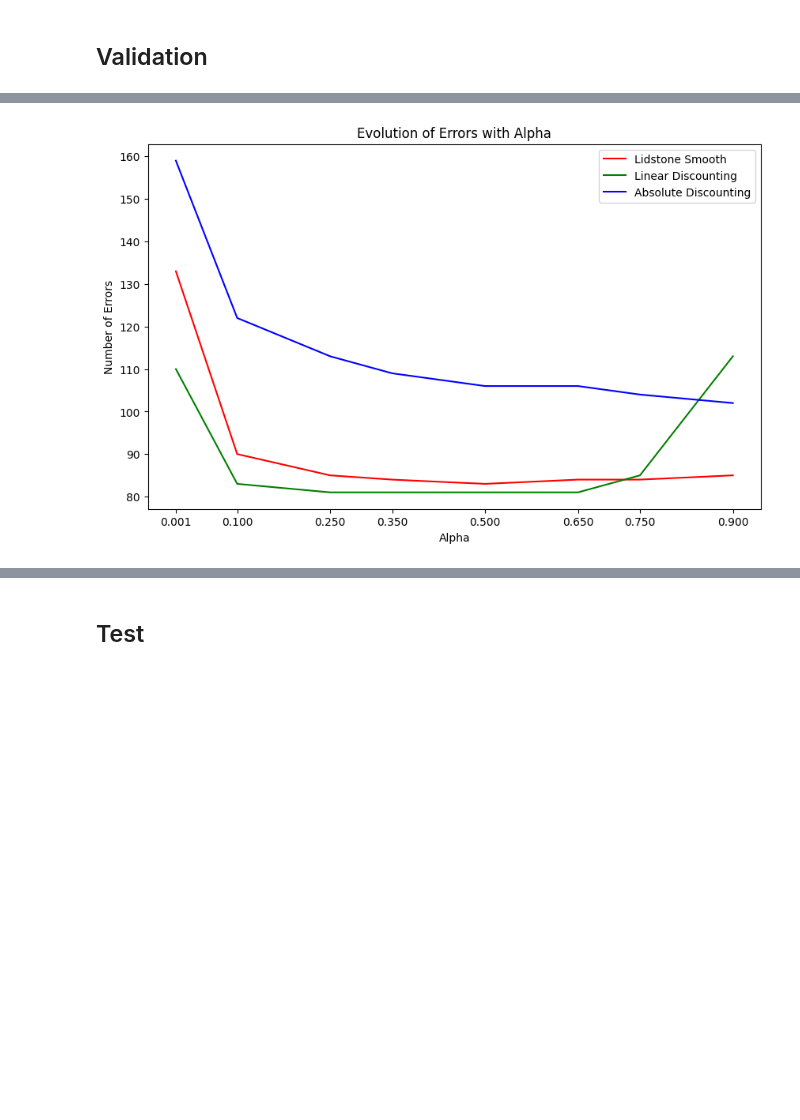
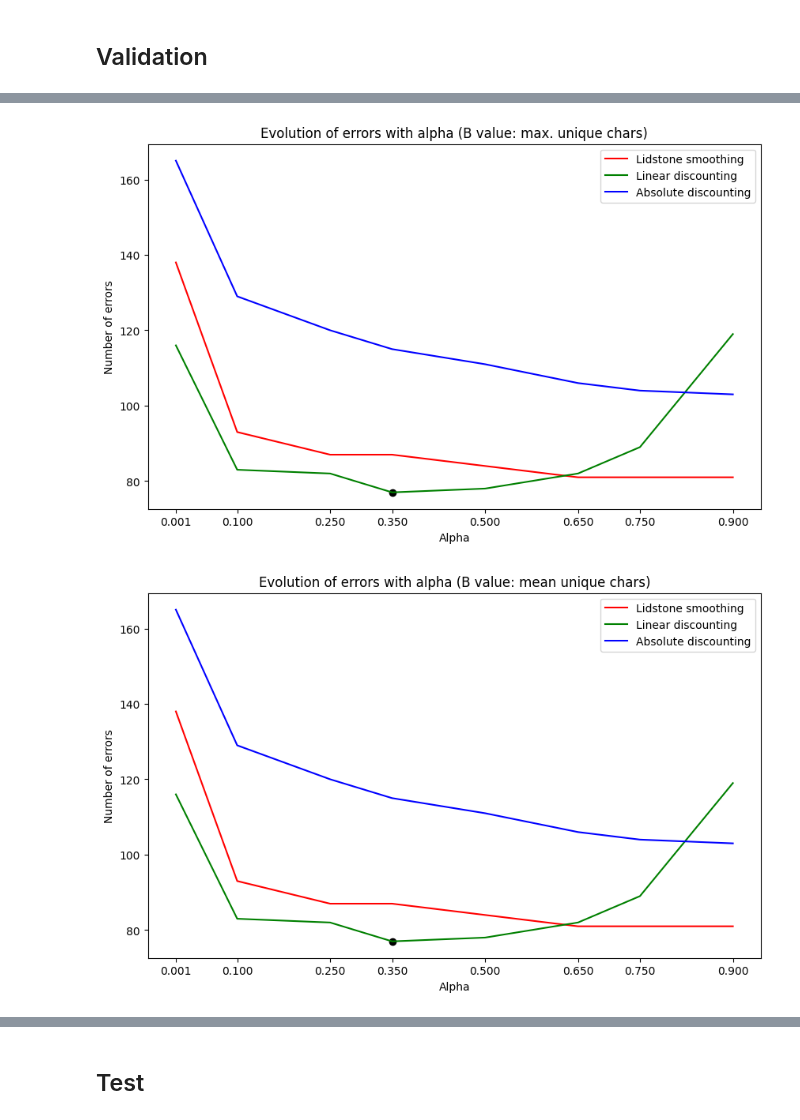
Before and after one commit to caiselvas/language-identification, a Jupyter notebook: main.ipynb, the cells around one changed output, grey strips where cells are left out. Cells and saved outputs as stored; diff of their text form; code cells hidden in the pictures; blank space fills up the shorter version.

Commit message:
ADD now b_values are in validation

```diff
--- a/main.ipynb
+++ b/main.ipynb
@@ -66,7 +81,7 @@ languages = {"deu": "Deutsch (German)",
 total_trigrams = {key: sum(dicts.values()) for key, dicts in trigrams.items()}
 trigram_finder = TrigramCollocationFinder.from_words(text)
 for language in trigrams.keys():
-    prob = probs_total(b_value=b_value_dict[language], trigram_finder=trigram_finder, model=trigrams[language], total_trigrams=total_trigrams[language], smooth=absolute_discounting, param=0.1,)
+    prob = probs_total(b_value=b_values[language], trigram_finder=trigram_finder, model=trigrams[language], total_trigrams=total_trigrams[language], smooth=absolute_discounting, param=0.1,)
     probs.append((language, prob))
 max_probs = max(probs, key = lambda x: x[1])
 print(max_probs)
@@ -89,24 +104,18 @@ Italiano (Italian): 4.579260765075123e-27
 # %% [markdown]
 ## Validation
 # %%
-unique_trigrams = set()
-for k in trigrams.keys():
-    unique_trigrams.update(set(trigrams[k].keys()))
-
-def create_prob_dict(b_value_dict: dict = b_value_dict, smooth: Callable = lidstone_smooth, param: float = 0.5, model: dict = trigrams, total: dict = totals, unique: set = unique_trigrams):
+def create_prob_dict(b_value_dict: dict = b_values, smooth: Callable = lidstone_smooth, param: float = 0.5, model: dict = trigrams, total: dict = totals, unique: set = unique_trigrams):
     d = {}
     for lang in languages.keys():
         probab = {tri: math.log(smooth(param, trigram=tri, b_value=b_value_dict[lang], trigram_counts=model[lang], total_trigrams=total[lang])) for tri in unique}
         probab["None"] = math.log(smooth(param, trigram=(1,1,1), b_value=b_value_dict[lang], trigram_counts=model[lang], total_trigrams=total[lang]))
         d[lang] = probab
     return d
-
-a = create_prob_dict()
 # %%
 val_train = {key: value[0] for key, value in validation_trigrams.items()}
 val_test = {key: value[1] for key, value in validation_trigrams.items()}
 # %%
-def accuracy_validation(smooth: Callable = lidstone_smooth, param: float = 0.5):
+def accuracy_validation(smooth: Callable = lidstone_smooth, param: float = 0.5, b_value_dict: dict = b_values):
     validation_errors = []
     totals_val = {key: sum(val_train[key].values()) for key in val_train.keys()}
     probabilities = create_prob_dict(b_value_dict=b_values, smooth=smooth, param=param, model=val_train, total=totals_val, unique=unique_trigrams)
@@ -157,23 +173,38 @@ Validation progress: 95.83%
 # %%
-# Plot to show the evolution of errors with alpha
-plt.figure(figsize=(10, 6))
+# Plots to show the evolution of errors with alpha
+for key in b_values_validation.keys():
+    plt.figure(figsize=(10, 6))
 
-plt.plot(x_values_lidstone, y_values_lidstone, 'r-', label='Lidstone Smooth')
-plt.plot(x_values_linear, y_values_linear, 'g-', label='Linear Discounting')
-plt.plot(x_values_absolute, y_values_absolute, 'b-', label='Absolute Discounting')
+    plt.plot(x_values_lidstone[key], y_values_lidstone[key], label="Lidstone smoothing", color="red")
+    plt.plot(x_values_linear[key], y_values_linear[key], label="Linear discounting", color="green")
+    plt.plot(x_values_absolute[key], y_values_absolute[key], label="Absolute discounting", color="blue")
 
-plt.title('Evolution of Errors with Alpha')
-plt.xlabel('Alpha')
-plt.xticks(alphas)
-plt.ylabel('Number of Errors')
-plt.legend()
+    # Plot the minimum number of errors (mark all the minimums with a black dot)
+    min_errors = min(y_values_lidstone[key] + y_values_linear[key] + y_values_absolute[key])
+    for e in y_values_lidstone[key]:
+        if e == min_errors:
+            plt.scatter(x_values_lidstone[key][y_values_lidstone[key].index(e)], e, color="black")
+    for e in y_values_linear[key]:
+        if e == min_errors:
+            plt.scatter(x_values_linear[key][y_values_linear[key].index(e)], e, color="black")
+    for e in y_values_absolute[key]:
+        if e == min_errors:
+            plt.scatter(x_values_absolute[key][y_values_absolute[key].index(e)], e, color="black")
 
-plt.show()
+    plt.title(f'Evolution of errors with alpha (B value: {key})')
+    plt.xlabel('Alpha')
+    plt.xticks(alphas)
+    plt.ylabel('Number of errors')
+    plt.legend()
+    plt.savefig(f'./plots/validation_errors_b_{key}.png')
+    plt.show()
+    plt.close()
 
 # Print the results of the validation sorted by the number of errors
 print("VALIDATION RESULTS:")
 validation_results_sorted = sorted(validation_results_dict.values(), key = lambda x: len(x["errors"]))
 for res in validation_results_sorted:
-    print(f"Smoothing: {res['smoothing']}, Alpha: {res['alpha']}, , Errors: {len(res['errors'])}")
+    print(f"Smoothing: {res['smoothing']}, B value: {res['b_value']}, Alpha: {res['alpha']}, Errors: {len(res['errors'])}")
 # %% [output]
-[figure, old version]
+[figure, new version]
+[figure, added]
```
Also changed, not shown: parts of 6 cells of this notebook, 8 other files.
